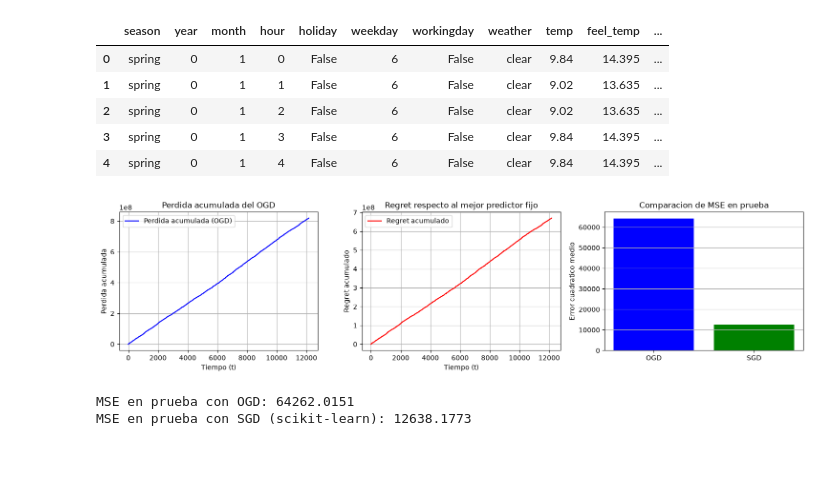
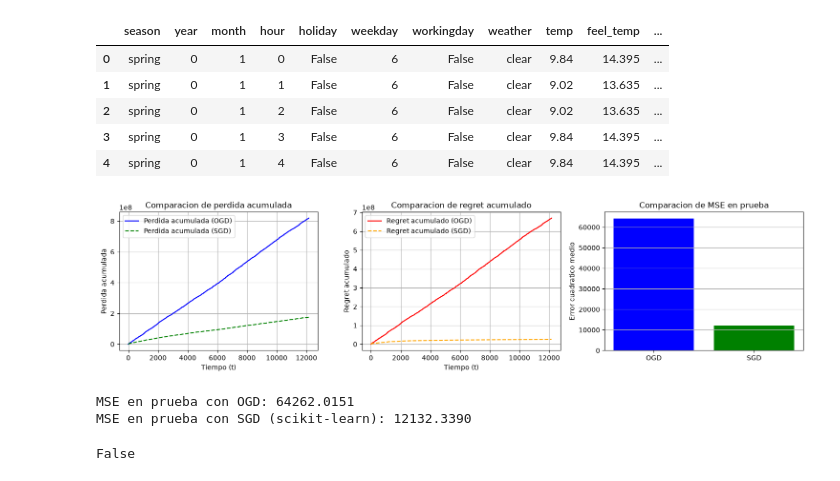
Before and after one commit to MelodiousZero/tareas_modulo_7_diplomado, a Jupyter notebook: tareas/tarea_3/tarea_3.ipynb, the cells around one changed output. Saved outputs shown, nothing was run; the diff lists cells and outputs as text; code cells hidden in the pictures.

```diff
--- a/tareas/tarea_3/tarea_3.ipynb
+++ b/tareas/tarea_3/tarea_3.ipynb
@@ -116,50 +116,90 @@ for t in range(n):
     if norma_w > 10.0:
         w_ogd = 10.0 * w_ogd / norma_w
 
-x_prueba_proc = pipeline.transform(X_prueba)
-predicciones_test = np.dot(x_prueba_proc, w_ogd)
-mse_test_ogd = mean_squared_error(y_prueba, predicciones_test)
-
 sgd = SGDRegressor(
     loss='squared_error',
     penalty=None,
     learning_rate='constant',
     eta0=0.01,
-    max_iter=1000,
-    random_state=42
+    max_iter=1,
+    random_state=42,
+    warm_start=True
 )
 
-sgd.fit(X_entrada_proc, y_entrada)
-predicciones_sgd = sgd.predict(X_prueba_proc)
-mse_test_sgd = mean_squared_error(y_prueba, predicciones_sgd)
+sgd.fit(X_entrada_proc[:1], y_entrada[:1])
+
+perdidas_acumuladas_sgd = []
+regret_acumulado_sgd = []
+perdidas_online_sgd = []
+
+for t in range(n):
+    x_t = X_entrada_proc[t].reshape(1, -1)
+    y_t = y_entrada[t]
+
+    pred_t = sgd.predict(x_t)[0]
+
+    error_t = pred_t - y_t
+    perdida_t = error_t ** 2
+    perdidas_online_sgd.append(perdida_t)
+
+    if t == 0:
+        perdidas_acumuladas_sgd.append(perdida_t)
+    else:
+        perdidas_acumuladas_sgd.append(perdidas_acumuladas_sgd[-1] + perdida_t)
+
+    if t > 0:
+        X_prefix = X_entrada_proc[:t+1]
+        y_prefix = y_entrada[:t+1]
+
+        w_lstsq, _, _, _ = np.linalg.lstsq(X_prefix, y_prefix, rcond=None)
+
+        pred_fijo = np.dot(X_prefix, w_lstsq)
+        perdida_fijo = np.mean((pred_fijo - y_prefix) ** 2)
+
+        regret_t = perdidas_acumuladas_sgd[-1] - perdida_fijo * (t + 1)
+        regret_acumulado_sgd.append(regret_t)
+
+    sgd.partial_fit(x_t, [y_t])
+
+x_prueba_proc = pipeline.transform(X_prueba)
+predicciones_test_ogd = np.dot(x_prueba_proc, w_ogd)
+predicciones_test_sgd = sgd.predict(x_prueba_proc)
+mse_test_ogd = mean_squared_error(y_prueba, predicciones_test_ogd)
+mse_test_sgd = mean_squared_error(y_prueba, predicciones_test_sgd)
 
 fig, ejes = plt.subplots(1, 3, figsize=(15, 4))
 
 ejes[0].plot(perdidas_acumuladas, label='Perdida acumulada (OGD)', color='blue')
+ejes[0].plot(perdidas_acumuladas_sgd, label='Perdida acumulada (SGD)', color='green', linestyle='--')
 ejes[0].set_xlabel('Tiempo (t)')
 ejes[0].set_ylabel('Perdida acumulada')
-ejes[0].set_title('Perdida acumulada del OGD')
+ejes[0].set_title('Comparacion de perdida acumulada')
 ejes[0].grid(True)
 ejes[0].legend()
 
-ejes[1].plot(regret_acumulado, label='Regret acumulado', color='red')
+ejes[1].plot(regret_acumulado, label='Regret acumulado (OGD)', color='red')
+ejes[1].plot(regret_acumulado_sgd, label='Regret acumulado (SGD)', color='orange', linestyle='--')
 ejes[1].set_xlabel('Tiempo (t)')
 ejes[1].set_ylabel('Regret acumulado')
-ejes[1].set_title('Regret respecto al mejor predictor fijo')
+ejes[1].set_title('Comparacion de regret acumulado')
 ejes[1].grid(True)
 ejes[1].legend()
 
 ejes[2].bar(['OGD', 'SGD'], [mse_test_ogd, mse_test_sgd], color=['blue', 'green'])
 ejes[2].set_ylabel('Error cuadratico medio')
 ejes[2].set_title('Comparacion de MSE en prueba')
 ejes[2].grid(True, axis='y')
 
 plt.tight_layout()
 plt.show()
 
 print(f"MSE en prueba con OGD: {mse_test_ogd:.4f}")
 print(f"MSE en prueba con SGD (scikit-learn): {mse_test_sgd:.4f}")
 # %% [output]
-[figure, old version]
+[figure, new version]
 MSE en prueba con OGD: 64262.0151
-MSE en prueba con SGD (scikit-learn): 12638.1773
+MSE en prueba con SGD (scikit-learn): 12132.3390
+# %%
+mse_test_ogd<mse_test_sgd
+# %% [output]
+False
```
Also changed, not shown: parts of 1 cell of this notebook, 1 other file.
